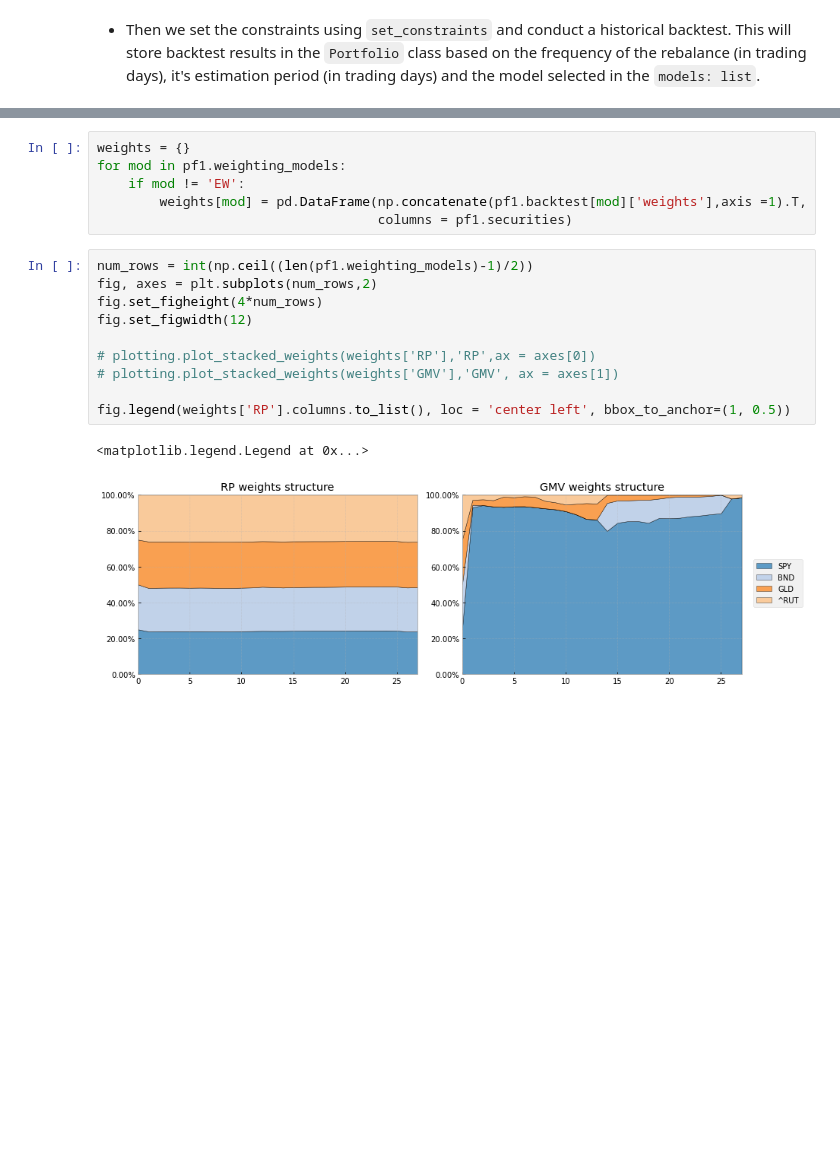
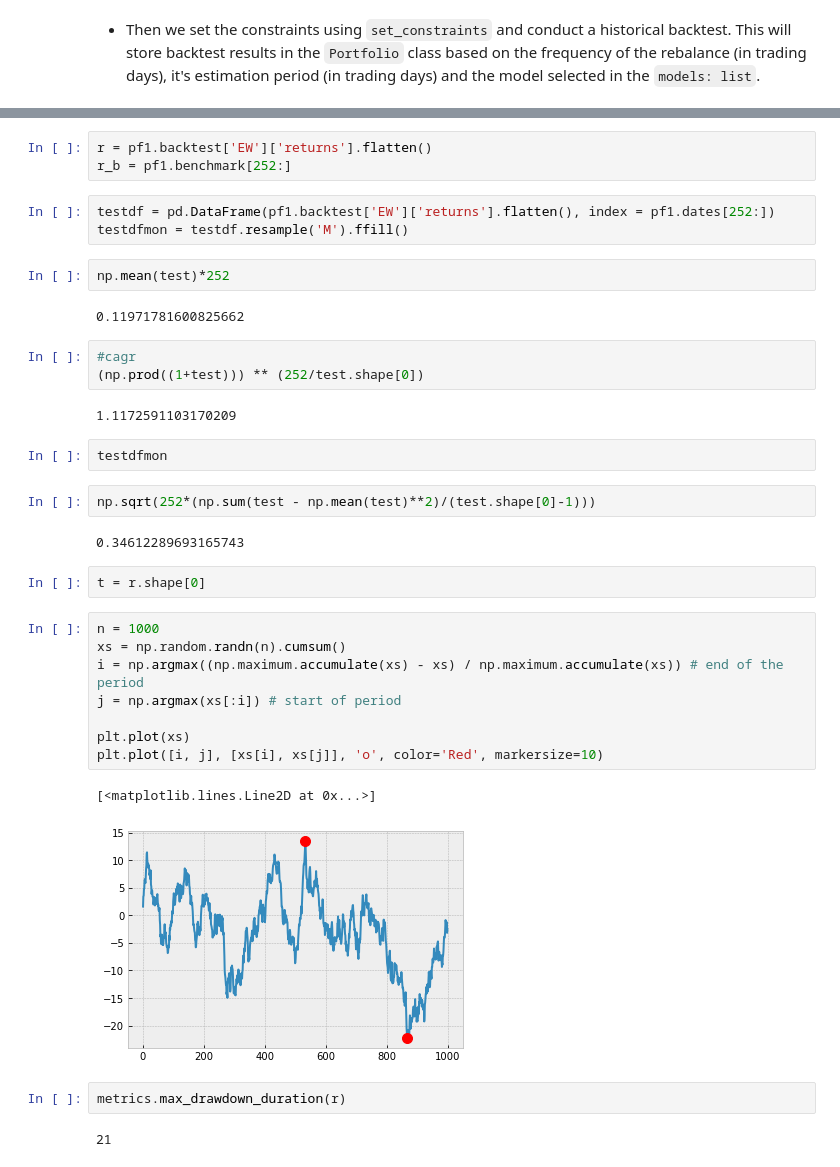
Before and after one commit to matus-jan-lavko/portfolio_swissknife, a Jupyter notebook: examples/01_backtesting.ipynb, the cells around one changed output, grey strips where cells are left out. Cells and saved outputs as stored; diff of their text form; blank space fills up the shorter version.

Commit message:
working on metrics.py

```diff
--- a/examples/01_backtesting.ipynb
+++ b/examples/01_backtesting.ipynb
@@ -40,19 +46,38 @@ pf1.get_backtest_report()
-# %%
-weights = {}
-for mod in pf1.weighting_models:
-    if mod != 'EW':
-        weights[mod] = pd.DataFrame(np.concatenate(pf1.backtest[mod]['weights'],axis =1).T,
-                                    columns = pf1.securities)
-# %%
-num_rows = int(np.ceil((len(pf1.weighting_models)-1)/2))
-fig, axes = plt.subplots(num_rows,2)
-fig.set_figheight(4*num_rows)
-fig.set_figwidth(12)
-
-# plotting.plot_stacked_weights(weights['RP'],'RP',ax = axes[0])
-# plotting.plot_stacked_weights(weights['GMV'],'GMV', ax = axes[1])
-
-fig.legend(weights['RP'].columns.to_list(), loc = 'center left', bbox_to_anchor=(1, 0.5))
-# %% [output]
-<matplotlib.legend.Legend at 0x...>
-[figure, removed]
+# %%
+r = pf1.backtest['EW']['returns'].flatten()
+r_b = pf1.benchmark[252:]
+# %%
+testdf = pd.DataFrame(pf1.backtest['EW']['returns'].flatten(), index = pf1.dates[252:])
+testdfmon = testdf.resample('M').ffill()
+# %%
+np.mean(test)*252
+# %% [output]
+0.11971781600825662
+# %%
+#cagr
+(np.prod((1+test))) ** (252/test.shape[0])
+# %% [output]
+1.1172591103170209
+# %%
+testdfmon
+# %%
+np.sqrt(252*(np.sum(test - np.mean(test)**2)/(test.shape[0]-1)))
+# %% [output]
+0.34612289693165743
+# %%
+t = r.shape[0]
+# %%
+n = 1000
+xs = np.random.randn(n).cumsum()
+i = np.argmax((np.maximum.accumulate(xs) - xs) / np.maximum.accumulate(xs)) # end of the period
+j = np.argmax(xs[:i]) # start of period
+
+plt.plot(xs)
+plt.plot([i, j], [xs[i], xs[j]], 'o', color='Red', markersize=10)
+# %% [output]
+[<matplotlib.lines.Line2D at 0x...>]
+[figure, added]
+# %%
+metrics.max_drawdown_duration(r)
+# %% [output]
+21
```
Also changed, not shown: parts of 7 cells of this notebook, 6 other files.
